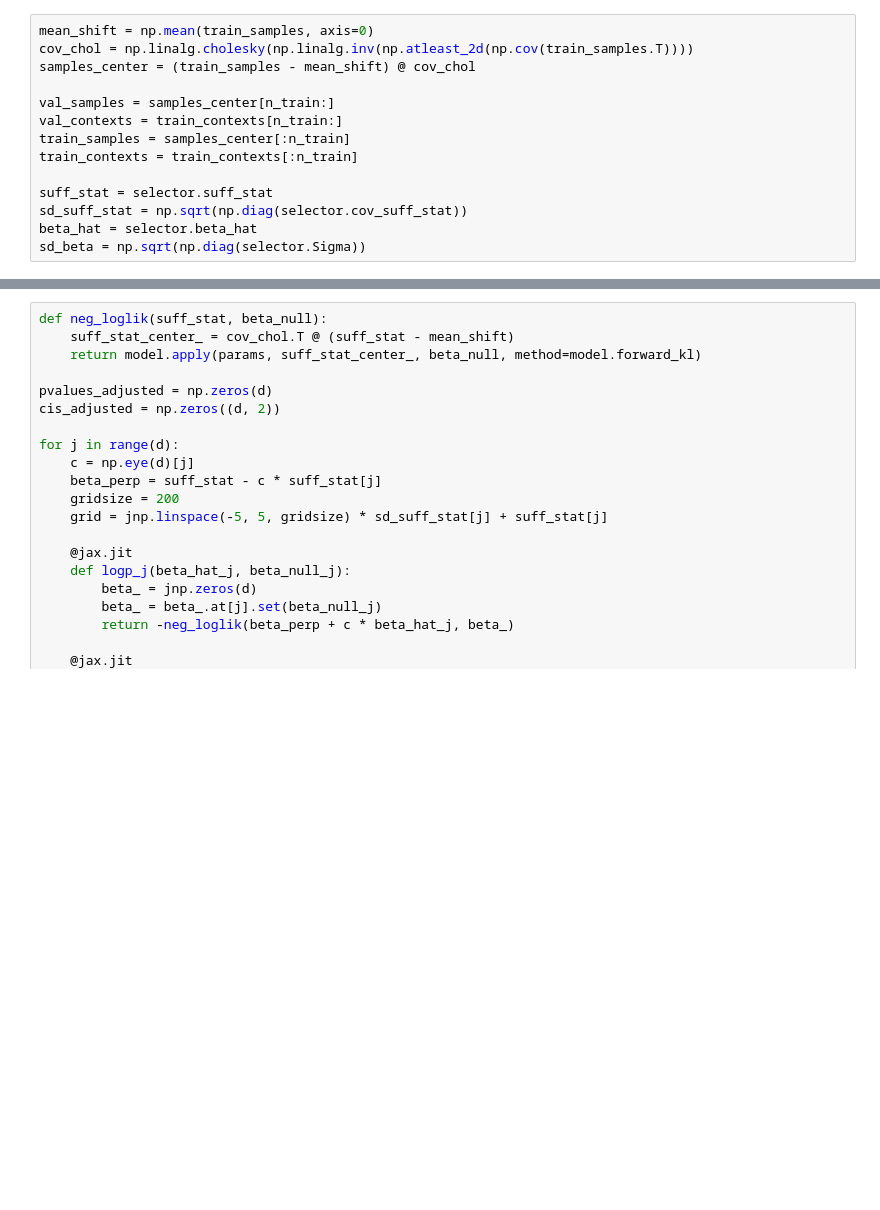
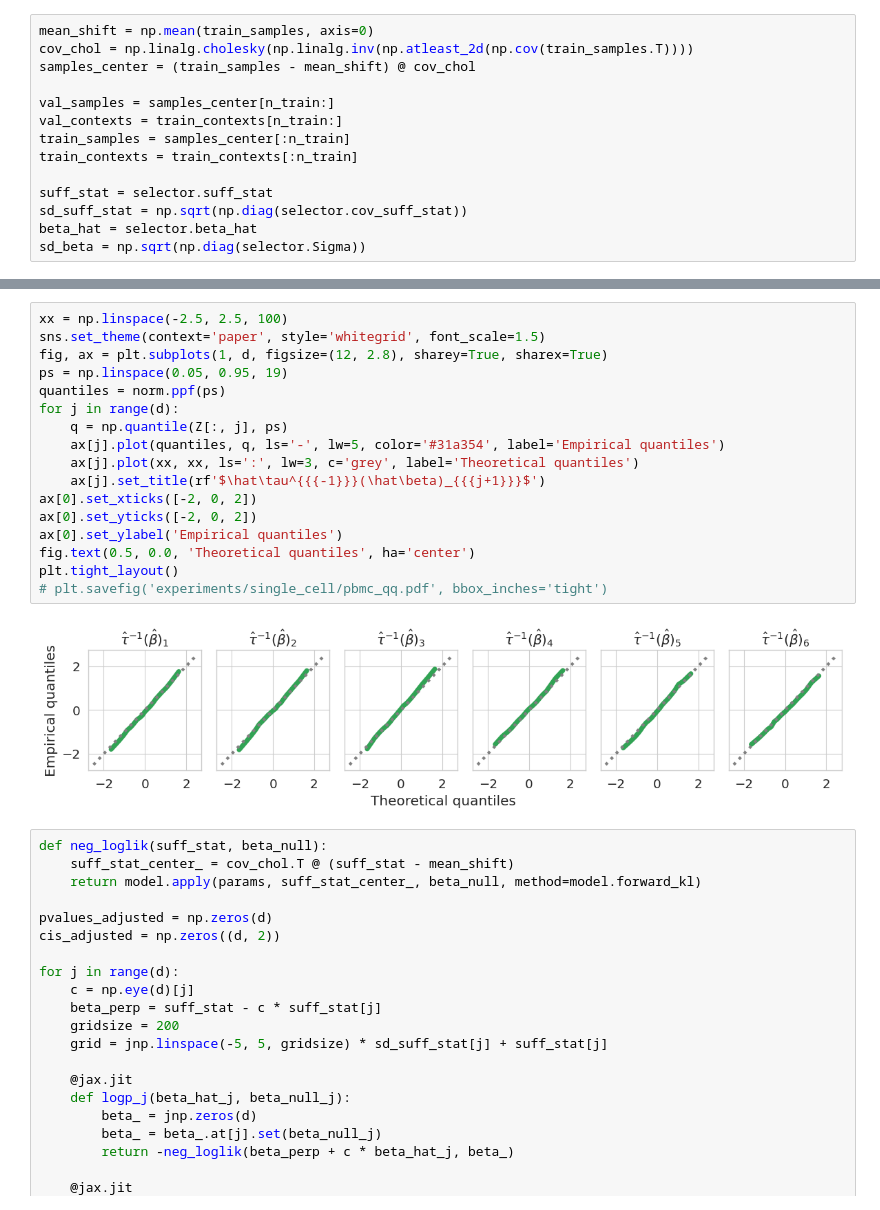
Before and after one commit to liusf15/transport_selinf, a Jupyter notebook: experiments/single_cell/pbmc.ipynb, the cells around one changed output, grey strips where cells are left out. Drawn from its saved outputs; the diff is of its cells as text; blank space fills up the shorter version.

```diff
--- a/experiments/single_cell/pbmc.ipynb
+++ b/experiments/single_cell/pbmc.ipynb
@@ -145,3 +157,22 @@ Z = model.apply(params, train_samples, train_contexts, method=model.inverse)[0]
+# %%
+xx = np.linspace(-2.5, 2.5, 100)
+sns.set_theme(context='paper', style='whitegrid', font_scale=1.5)
+fig, ax = plt.subplots(1, d, figsize=(12, 2.8), sharey=True, sharex=True)
+ps = np.linspace(0.05, 0.95, 19)
+quantiles = norm.ppf(ps)
+for j in range(d):
+    q = np.quantile(Z[:, j], ps)
+    ax[j].plot(quantiles, q, ls='-', lw=5, color='#31a354', label='Empirical quantiles')
+    ax[j].plot(xx, xx, ls=':', lw=3, c='grey', label='Theoretical quantiles')
+    ax[j].set_title(rf'$\hat\tau^{{{-1}}}(\hat\beta)_{{{j+1}}}$')
+ax[0].set_xticks([-2, 0, 2])
+ax[0].set_yticks([-2, 0, 2])
+ax[0].set_ylabel('Empirical quantiles')
+fig.text(0.5, 0.0, 'Theoretical quantiles', ha='center')
+plt.tight_layout()
+# plt.savefig('experiments/single_cell/pbmc_qq.pdf', bbox_inches='tight')
+# %% [output]
+[figure, added]
 # %%
 def neg_loglik(suff_stat, beta_null):
     suff_stat_center_ = cov_chol.T @ (suff_stat - mean_shift)
```
Also changed, not shown: parts of 4 cells of this notebook.
